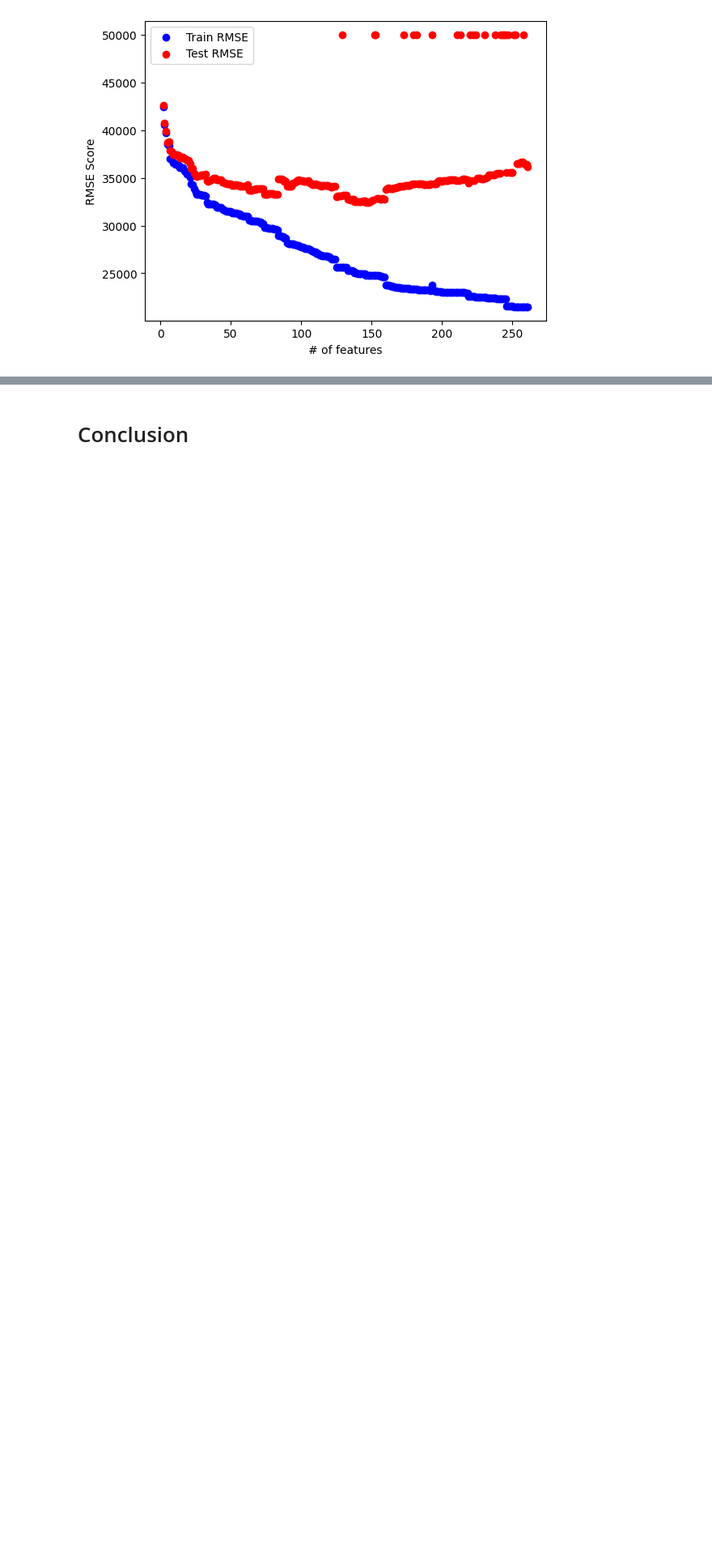
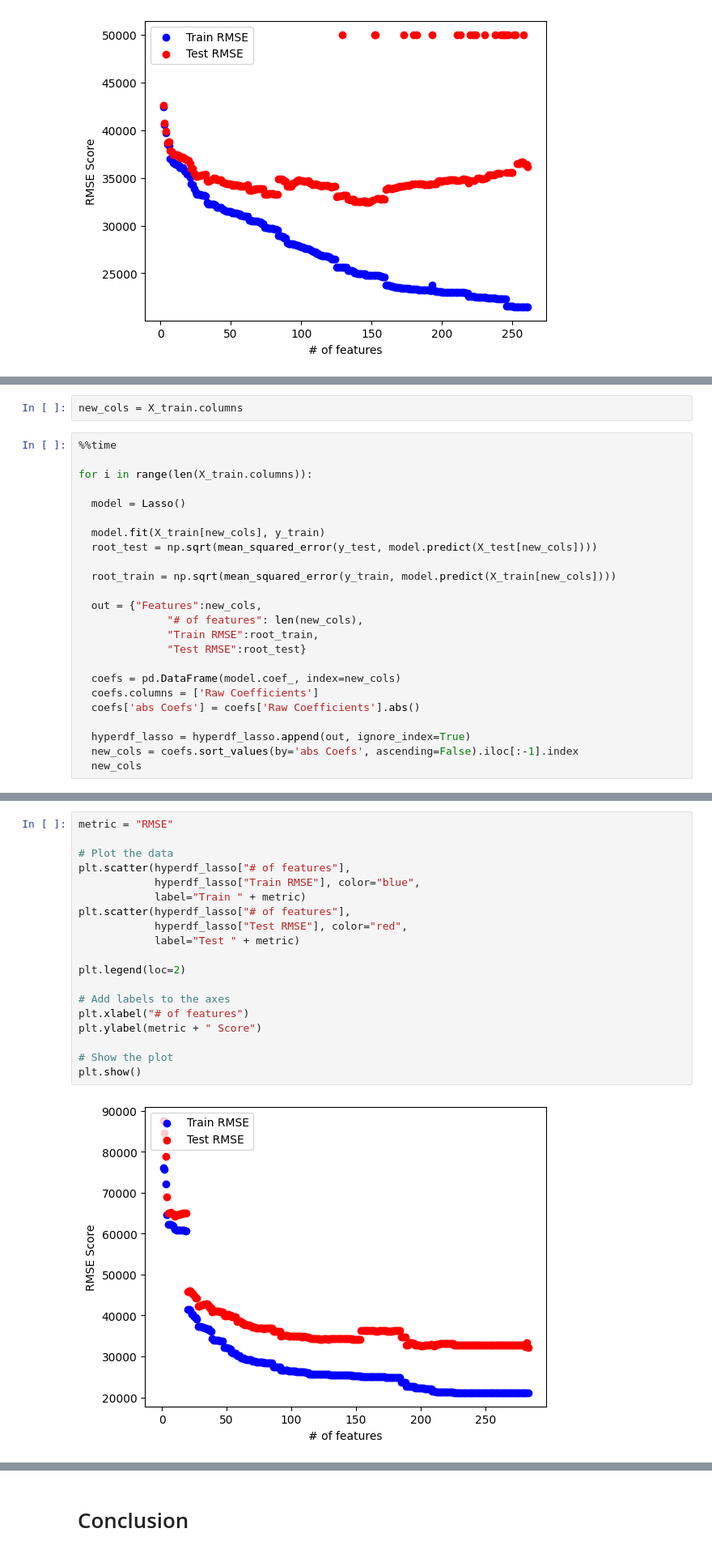
Before and after one commit to richy1996/Springboard_Capstone_II, a Jupyter notebook: modeling_v3.ipynb, the cells around one changed output, grey strips where cells are left out. Shown at 81% size. Cells and saved outputs as stored; diff of their text form; blank space fills up the shorter version.

Commit message:
added lasso model

```diff
--- a/modeling_v3.ipynb
+++ b/modeling_v3.ipynb
@@ -1084,0 +1846,26 @@ coefs.sort_values(by='TWV', ascending=False)
+# %%
+new_cols = X_train.columns
+# %%
+%%time
+
+for i in range(len(X_train.columns)):
+
+  model = Lasso()
+
+  model.fit(X_train[new_cols], y_train)
+  root_test = np.sqrt(mean_squared_error(y_test, model.predict(X_test[new_cols])))
+
+  root_train = np.sqrt(mean_squared_error(y_train, model.predict(X_train[new_cols])))
+
+  out = {"Features":new_cols,
+              "# of features": len(new_cols),
+              "Train RMSE":root_train,
+              "Test RMSE":root_test}
+
+  coefs = pd.DataFrame(model.coef_, index=new_cols)
+  coefs.columns = ['Raw Coefficients']
+  coefs['abs Coefs'] = coefs['Raw Coefficients'].abs()
+
+  hyperdf_lasso = hyperdf_lasso.append(out, ignore_index=True)
+  new_cols = coefs.sort_values(by='abs Coefs', ascending=False).iloc[:-1].index
+  new_cols
@@ -1084,0 +1884,21 @@ coefs.sort_values(by='TWV', ascending=False)
+# %%
+metric = "RMSE"
+
+# Plot the data
+plt.scatter(hyperdf_lasso["# of features"],
+            hyperdf_lasso["Train RMSE"], color="blue",
+            label="Train " + metric)
+plt.scatter(hyperdf_lasso["# of features"],
+            hyperdf_lasso["Test RMSE"], color="red",
+            label="Test " + metric)
+
+plt.legend(loc=2)
+
+# Add labels to the axes
+plt.xlabel("# of features")
+plt.ylabel(metric + " Score")
+
+# Show the plot
+plt.show()
+# %% [output]
+[figure, added]
```
Also changed, not shown: parts of 114 cells of this notebook.
